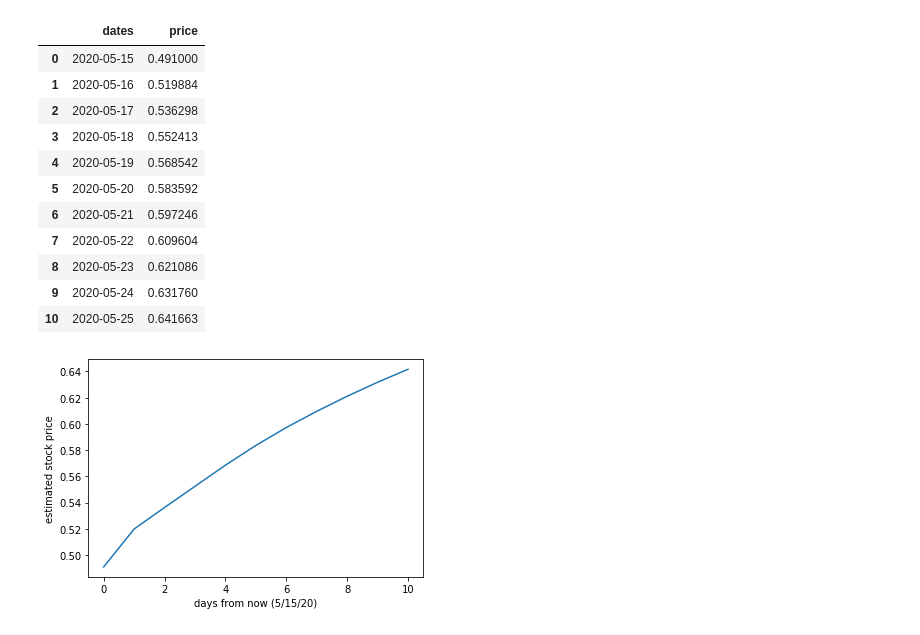
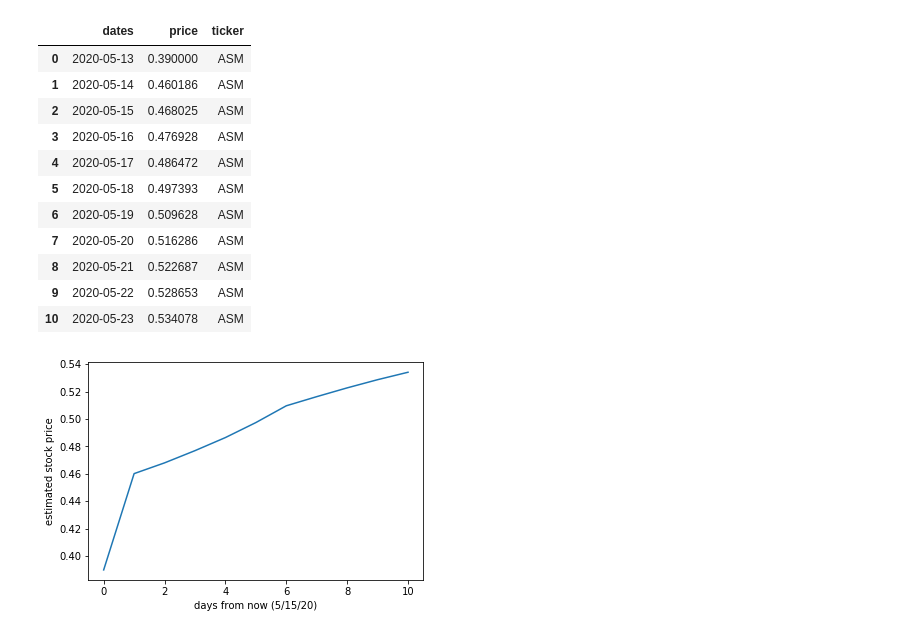
Before and after one commit to chubbar9/Stock_Test_Scripts, a Jupyter notebook: Scratch_Notebooks/day_trading_scripts_scratch.ipynb, the cells around one changed output. Drawn from its saved outputs; the diff is of its cells as text; code cells hidden in the pictures.

```diff
--- a/Scratch_Notebooks/day_trading_scripts_scratch.ipynb
+++ b/Scratch_Notebooks/day_trading_scripts_scratch.ipynb
@@ -166,24 +166,25 @@ def make_estimates(ticker_symbol, epos, metric = 'Close', look_back = 5, look_fo
     out_temp = pd.DataFrame(q)
     out_frame.append(out_temp)
     out_frame = pd.concat(out_frame, axis=0)
+    out_frame['ticker'] = ticker_symbol
     plt.plot(out_frame['price'])
     plt.xlabel('days from now (5/15/20)')
     plt.ylabel('estimated stock price')
     return(out_frame)
 # %%
-make_estimates(ticker_symbol = 'KTOV', epos = 1000, start_date = '2019-5-1', end_date = '2020-5-17')
+make_estimates(ticker_symbol = 'ASM', epos = 25, start_date = '2019-5-1', end_date = '2020-5-14')
 # %% [output]
 [interactive output not drawn]
-|  | dates | price |
-| 0 | 2020-05-15 | 0.491000 |
-| 1 | 2020-05-16 | 0.519884 |
-| 2 | 2020-05-17 | 0.536298 |
-| 3 | 2020-05-18 | 0.552413 |
-| 4 | 2020-05-19 | 0.568542 |
-| 5 | 2020-05-20 | 0.583592 |
-| 6 | 2020-05-21 | 0.597246 |
-| 7 | 2020-05-22 | 0.609604 |
-| 8 | 2020-05-23 | 0.621086 |
-| 9 | 2020-05-24 | 0.631760 |
-| 10 | 2020-05-25 | 0.641663 |
+|  | dates | price | ticker |
+| 0 | 2020-05-13 | 0.390000 | ASM |
+| 1 | 2020-05-14 | 0.460186 | ASM |
+| 2 | 2020-05-15 | 0.468025 | ASM |
+| 3 | 2020-05-16 | 0.476928 | ASM |
+| 4 | 2020-05-17 | 0.486472 | ASM |
+| 5 | 2020-05-18 | 0.497393 | ASM |
+| 6 | 2020-05-19 | 0.509628 | ASM |
+| 7 | 2020-05-20 | 0.516286 | ASM |
+| 8 | 2020-05-21 | 0.522687 | ASM |
+| 9 | 2020-05-22 | 0.528653 | ASM |
+| 10 | 2020-05-23 | 0.534078 | ASM |
-[figure, old version]
+[figure, new version]
```
Also changed, not shown: parts of 2 cells of this notebook.
